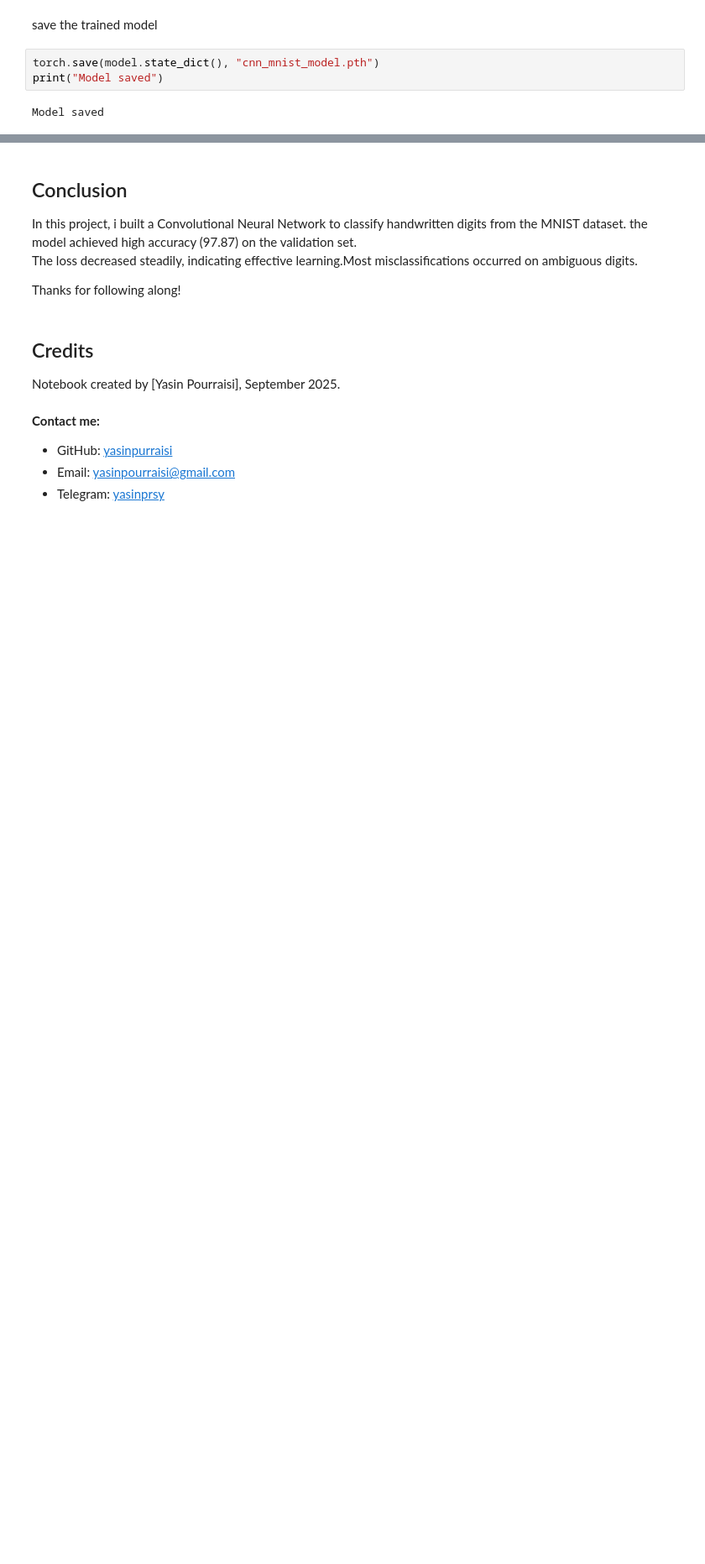
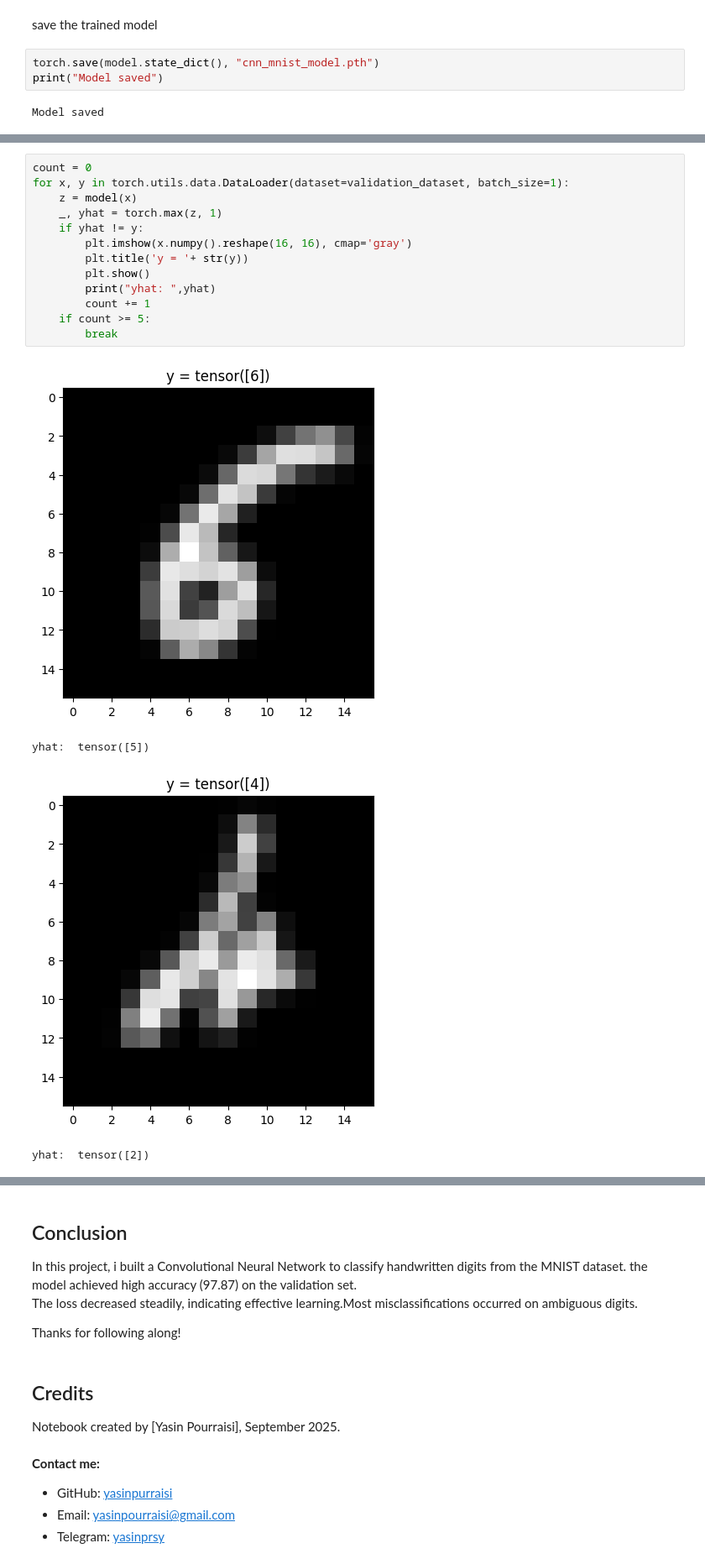
Before and after one commit to yasinpurraisi/CNN-MNIST, a Jupyter notebook: CNN-MNIST.ipynb, the cells around one changed output, grey strips where cells are left out. Shown: that part at 84% size. Saved outputs shown, nothing was run; the diff lists cells and outputs as text; blank space fills up the shorter version.

```diff
--- a/CNN-MNIST.ipynb
+++ b/CNN-MNIST.ipynb
@@ -156,0 +159,18 @@ Model saved
+# %%
+count = 0
+for x, y in torch.utils.data.DataLoader(dataset=validation_dataset, batch_size=1):
+    z = model(x)
+    _, yhat = torch.max(z, 1)
+    if yhat != y:
+        plt.imshow(x.numpy().reshape(16, 16), cmap='gray')
+        plt.title('y = '+ str(y))
+        plt.show()
+        print("yhat: ",yhat)
+        count += 1
+    if count >= 5:
+        break
+# %% [output]
+[figure, added]
+yhat:  tensor([5])
+[figure, added]
+yhat:  tensor([2])
```
Also changed, not shown: parts of 4 cells of this notebook.
